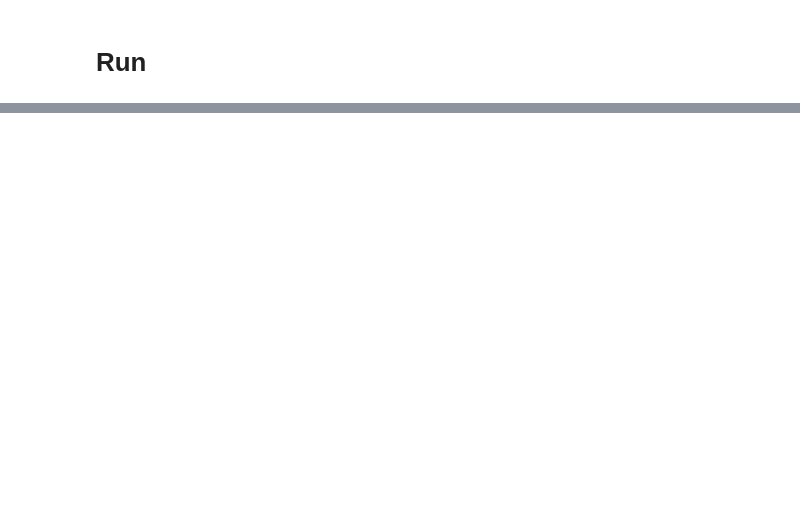
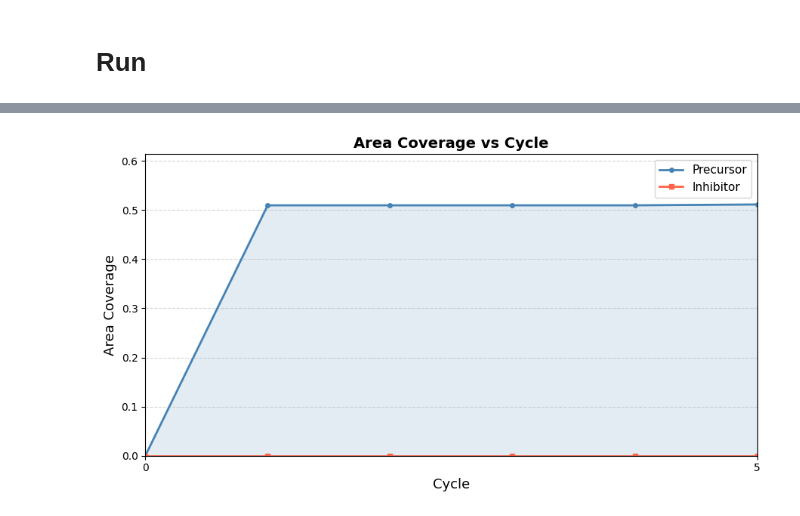
Before and after one commit to HuyBap/ALD-AS-ALD-Simulation-Model-, a Jupyter notebook: PyASALD_V6.ipynb, the cells around one changed output, grey strips where cells are left out. Saved outputs shown, nothing was run; the diff lists cells and outputs as text; code cells hidden in the pictures; blank space fills up the shorter version.

```diff
--- a/PyASALD_V6.ipynb
+++ b/PyASALD_V6.ipynb
@@ -1350,0 +1441,36 @@ plt.show()
+# %%
+fig, ax = plt.subplots(figsize=(9, 5))
+
+# Precursor
+ax.plot(cycles, area_coverage_precursor_per_cycle,
+        marker='o', color='steelblue', linewidth=2, markersize=4, label='Precursor')
+ax.fill_between(cycles, area_coverage_precursor_per_cycle, alpha=0.15, color='steelblue')
+
+# Inhibitor
+ax.plot(cycles, area_coverage_inhibitor_per_cycle,
+        marker='s', color='tomato', linewidth=2, markersize=4, label='Inhibitor')
+ax.fill_between(cycles, area_coverage_inhibitor_per_cycle, alpha=0.15, color='tomato')
+
+# Labels
+ax.set_xlabel('Cycle', fontsize=13)
+ax.set_ylabel('Area Coverage', fontsize=13)
+ax.set_title('Area Coverage vs Cycle', fontsize=14, fontweight='bold')
+
+#ax.set_xticks(cycles)
+#ax.set_xlim(0, N + 0.5)
+ax.set_xticks(np.arange(0, N + 1, 5))
+ax.set_xlim(0, N)
+
+# Quan trọng: lấy max của cả 2
+ymax = max(area_coverage_precursor_per_cycle.max(),
+           area_coverage_inhibitor_per_cycle.max())
+ax.set_ylim(0, ymax * 1.2)
+
+ax.legend(fontsize=11)
+ax.grid(True, linestyle='--', alpha=0.5)
+
+plt.tight_layout()
+plt.savefig('combined_area_coverage.png', dpi=300, bbox_inches='tight')
+plt.show()
+# %% [output]
+[figure, added]
```
Also changed, not shown: parts of 25 cells of this notebook.
